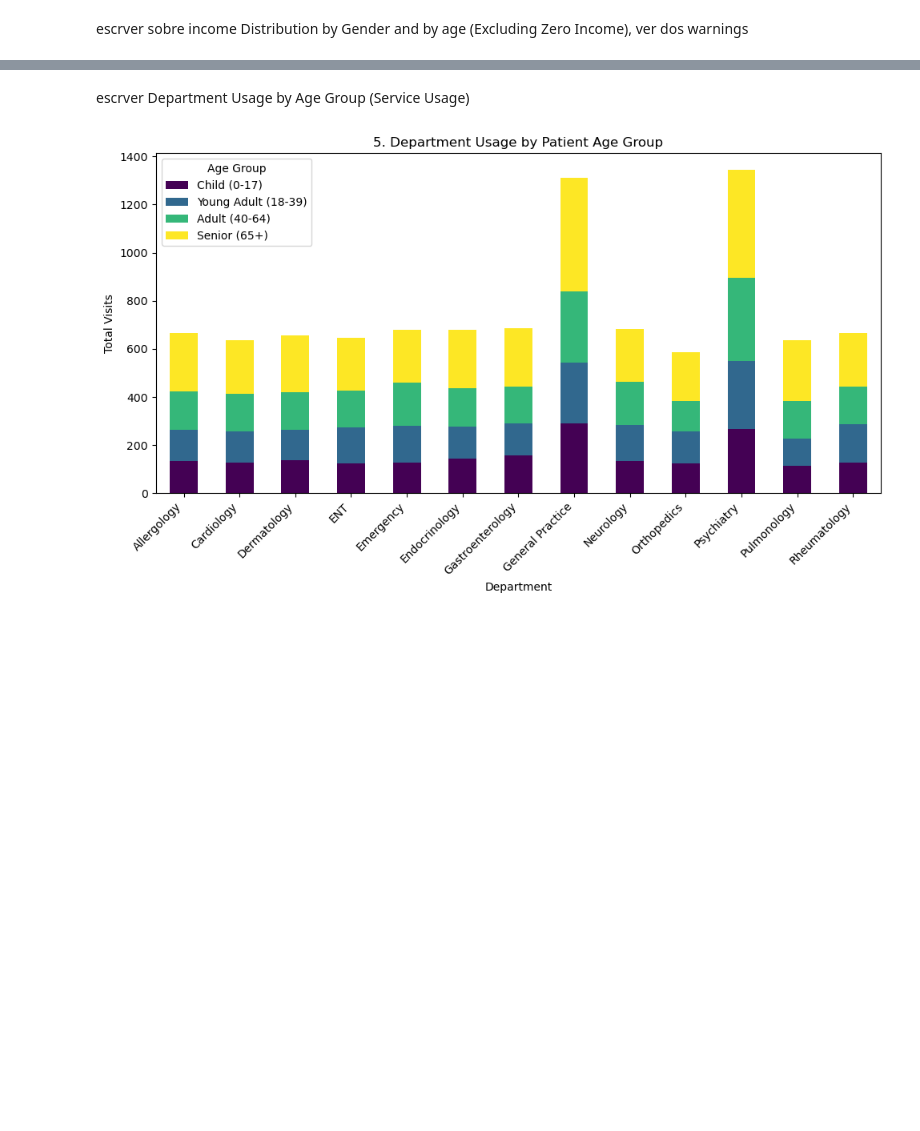
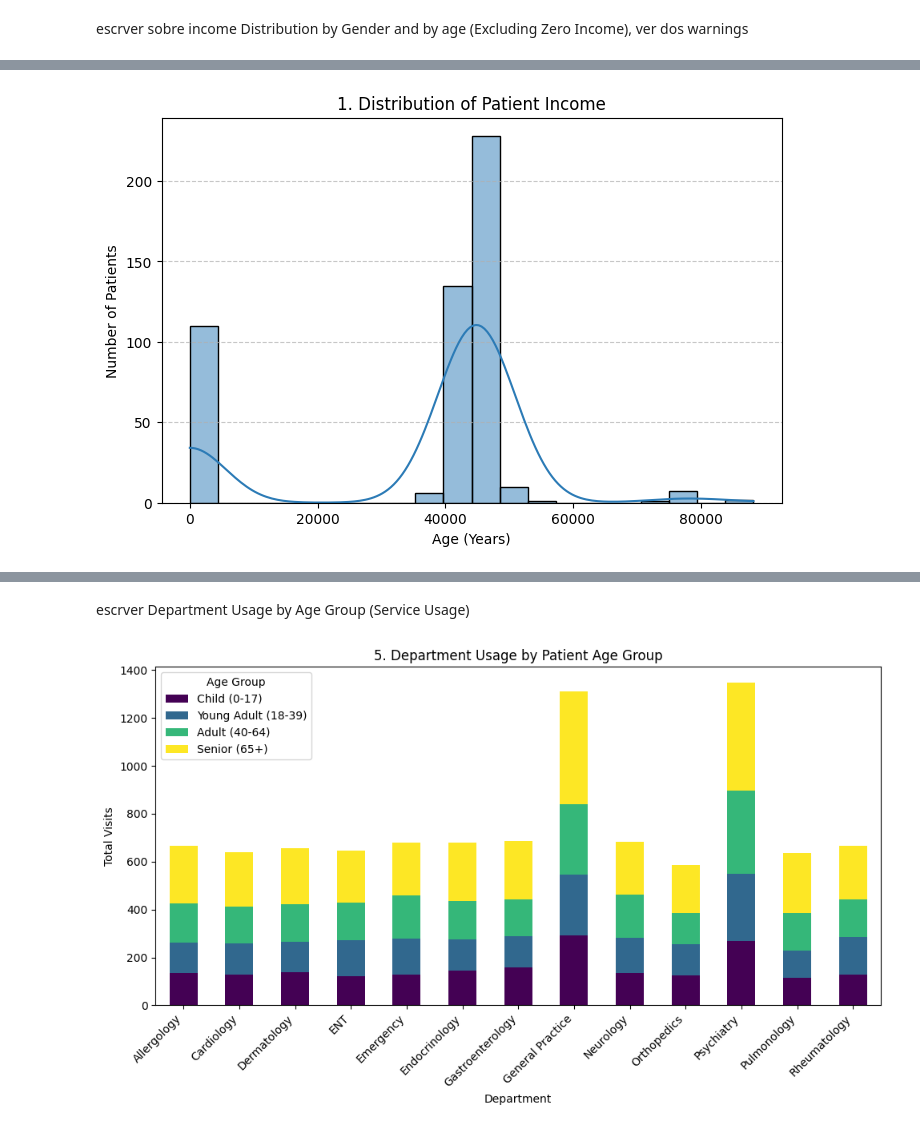
Before and after one commit to afonsolince06/Pre-proc-project, a Jupyter notebook: solution.ipynb, the cells around one changed output, grey strips where cells are left out. Drawn from its saved outputs; the diff is of its cells as text; code cells hidden in the pictures; blank space fills up the shorter version.

```diff
--- a/solution.ipynb
+++ b/solution.ipynb
@@ -700,6 +701,16 @@ Passing `palette` without assigning `hue` is deprecated and will be removed in v
 
   sns.boxplot(data=df_income, x='Gender', y='Approximate Annual Income', palette='Set2')
 [figure]
+# %%
+plt.figure(figsize=(8, 5))
+sns.histplot(data_by_id, x='Approximate Annual Income', bins=20, kde=True, color='#2c7bb6')
+plt.title('1. Distribution of Patient Income')
+plt.xlabel('Age (Years)')
+plt.ylabel('Number of Patients')
+plt.grid(axis='y', linestyle='--', alpha=0.7)
+plt.show()
+# %% [output]
+[figure, added]
 # %%
 data_by_id = data_by_id.reset_index().drop_duplicates(subset="Patient ID").set_index("Patient ID")
 # %%
```
Also changed, not shown: parts of 14 cells of this notebook.
